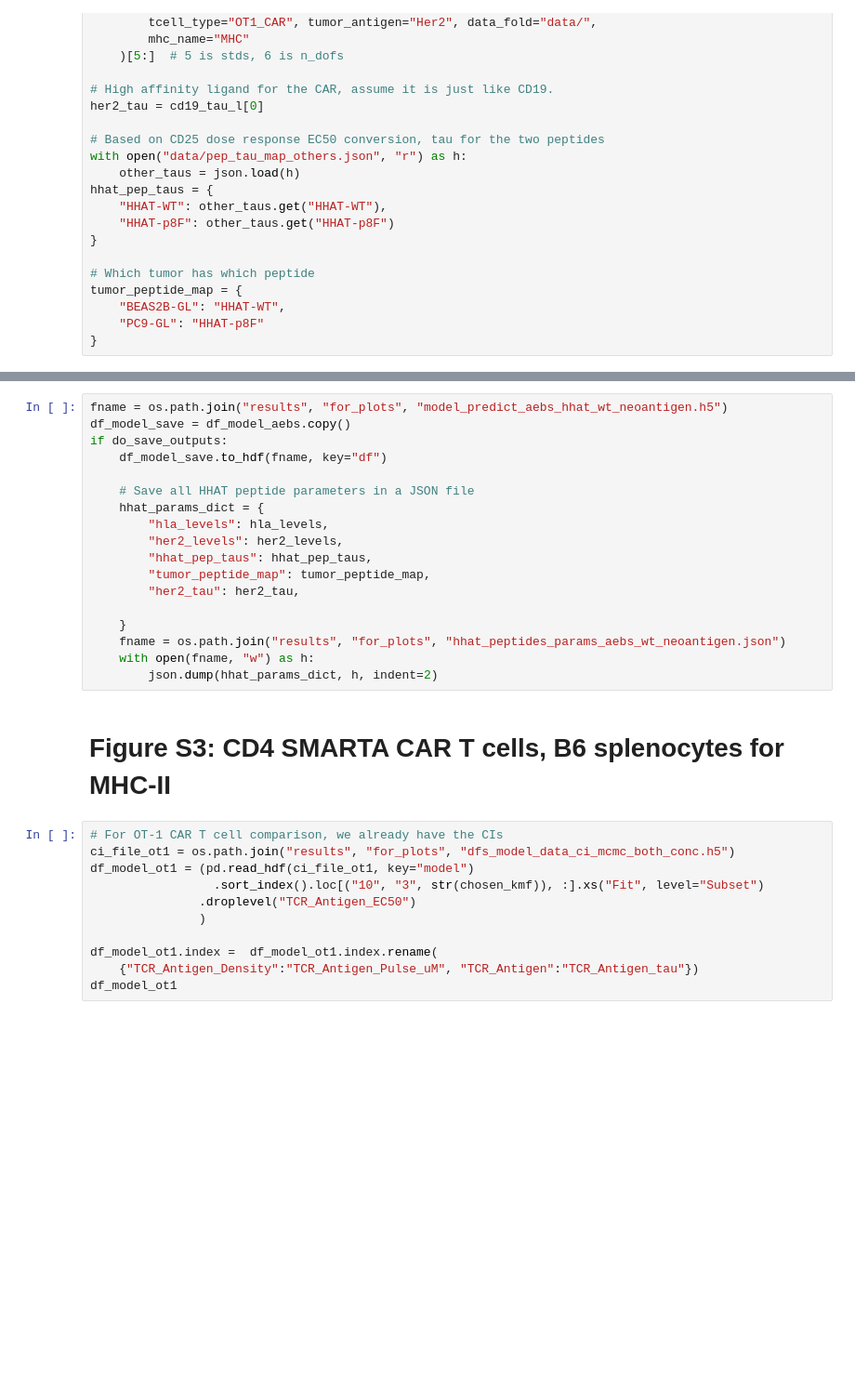
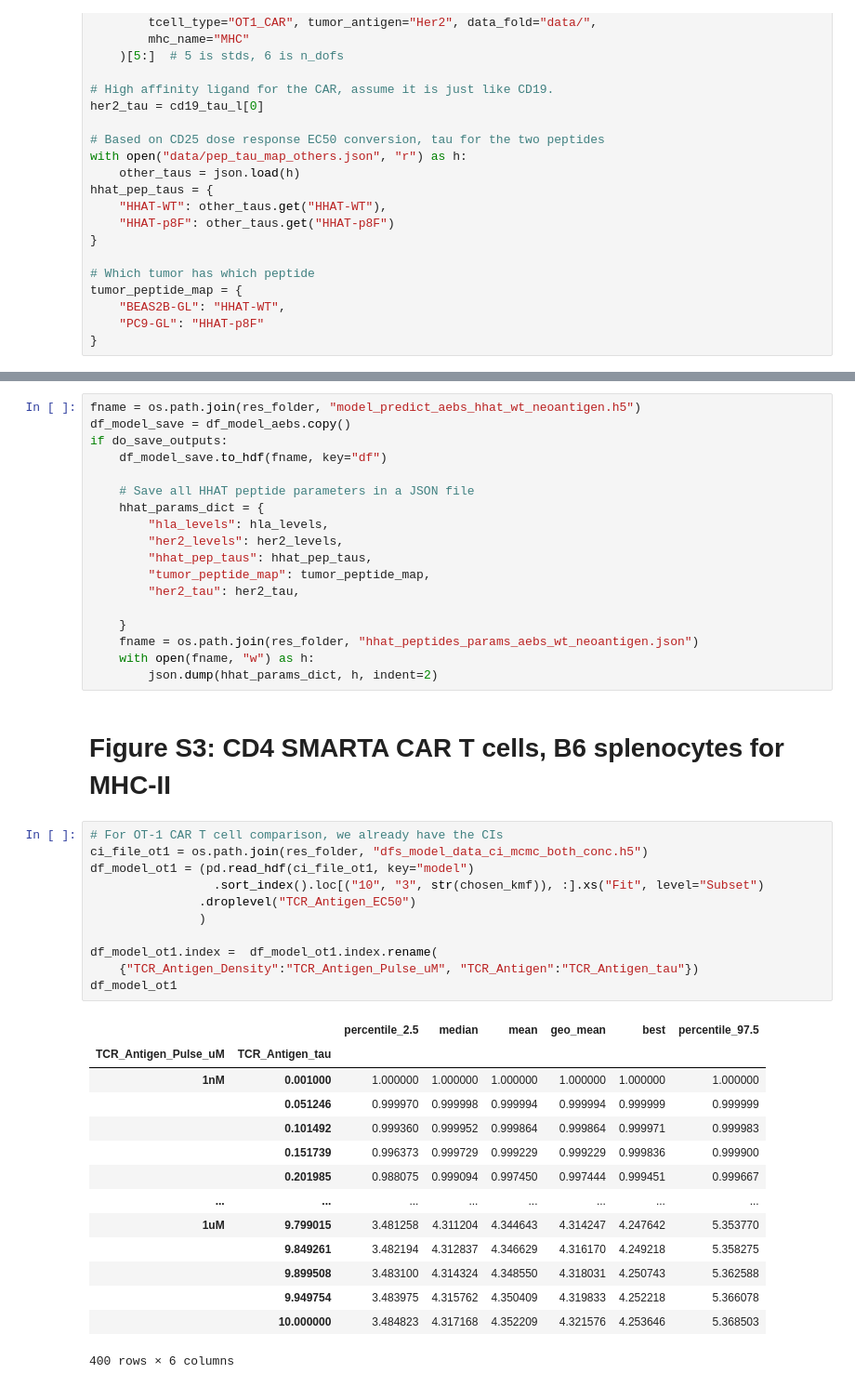
Before and after one commit to frbourassa/tcr_car_antagonism, a Jupyter notebook: tcr_car_further_model_predictions.ipynb, the cells around one changed output, grey strips where cells are left out. Shown at 93% size. Cells and saved outputs as stored; diff of their text form; blank space fills up the shorter version.

```diff
--- a/tcr_car_further_model_predictions.ipynb
+++ b/tcr_car_further_model_predictions.ipynb
@@ -432,5 +720,5 @@ df_model_aebs
 # %%
-fname = os.path.join("results", "for_plots", "model_predict_aebs_hhat_wt_neoantigen.h5")
+fname = os.path.join(res_folder, "model_predict_aebs_hhat_wt_neoantigen.h5")
 df_model_save = df_model_aebs.copy()
 if do_save_outputs:
     df_model_save.to_hdf(fname, key="df")
@@ -444,21 +732,36 @@ if do_save_outputs:
         "her2_tau": her2_tau,
 
     }
-    fname = os.path.join("results", "for_plots", "hhat_peptides_params_aebs_wt_neoantigen.json")
+    fname = os.path.join(res_folder, "hhat_peptides_params_aebs_wt_neoantigen.json")
     with open(fname, "w") as h:
         json.dump(hhat_params_dict, h, indent=2)
 # %% [markdown]
 # Figure S3: CD4 SMARTA CAR T cells, B6 splenocytes for MHC-II
 # %%
 # For OT-1 CAR T cell comparison, we already have the CIs
-ci_file_ot1 = os.path.join("results", "for_plots", "dfs_model_data_ci_mcmc_both_conc.h5")
+ci_file_ot1 = os.path.join(res_folder, "dfs_model_data_ci_mcmc_both_conc.h5")
 df_model_ot1 = (pd.read_hdf(ci_file_ot1, key="model")
                  .sort_index().loc[("10", "3", str(chosen_kmf)), :].xs("Fit", level="Subset")
                .droplevel("TCR_Antigen_EC50")
                )
 
 df_model_ot1.index =  df_model_ot1.index.rename(
     {"TCR_Antigen_Density":"TCR_Antigen_Pulse_uM", "TCR_Antigen":"TCR_Antigen_tau"})
 df_model_ot1
+# %% [output]
+|  |  | percentile_2.5 | median | mean | geo_mean | best | percentile_97.5 |
+| TCR_Antigen_Pulse_uM | TCR_Antigen_tau |  |  |  |  |  |  |
+| 1nM | 0.001000 | 1.000000 | 1.000000 | 1.000000 | 1.000000 | 1.000000 | 1.000000 |
+|  | 0.051246 | 0.999970 | 0.999998 | 0.999994 | 0.999994 | 0.999999 | 0.999999 |
+|  | 0.101492 | 0.999360 | 0.999952 | 0.999864 | 0.999864 | 0.999971 | 0.999983 |
+|  | 0.151739 | 0.996373 | 0.999729 | 0.999229 | 0.999229 | 0.999836 | 0.999900 |
+|  | 0.201985 | 0.988075 | 0.999094 | 0.997450 | 0.997444 | 0.999451 | 0.999667 |
+| ... | ... | ... | ... | ... | ... | ... | ... |
+| 1uM | 9.799015 | 3.481258 | 4.311204 | 4.344643 | 4.314247 | 4.247642 | 5.353770 |
+|  | 9.849261 | 3.482194 | 4.312837 | 4.346629 | 4.316170 | 4.249218 | 5.358275 |
+|  | 9.899508 | 3.483100 | 4.314324 | 4.348550 | 4.318031 | 4.250743 | 5.362588 |
+|  | 9.949754 | 3.483975 | 4.315762 | 4.350409 | 4.319833 | 4.252218 | 5.366078 |
+|  | 10.000000 | 3.484823 | 4.317168 | 4.352209 | 4.321576 | 4.253646 | 5.368503 |
+400 rows × 6 columns
 # %%
 # Load all CAR and TCR antigen numbers on the tumor line used for SMARTA CARs
```
Also changed, not shown: parts of 20 cells of this notebook, 39 other files.
